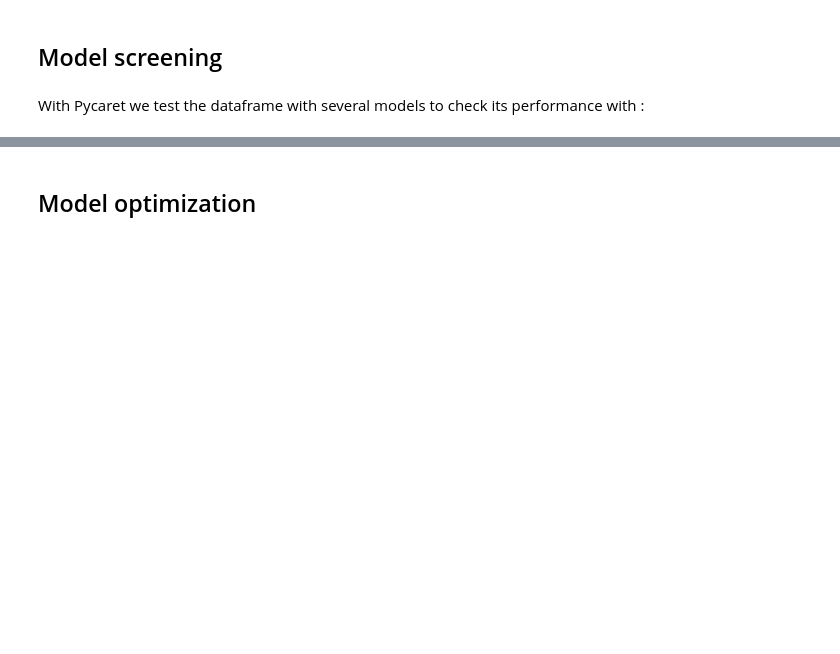
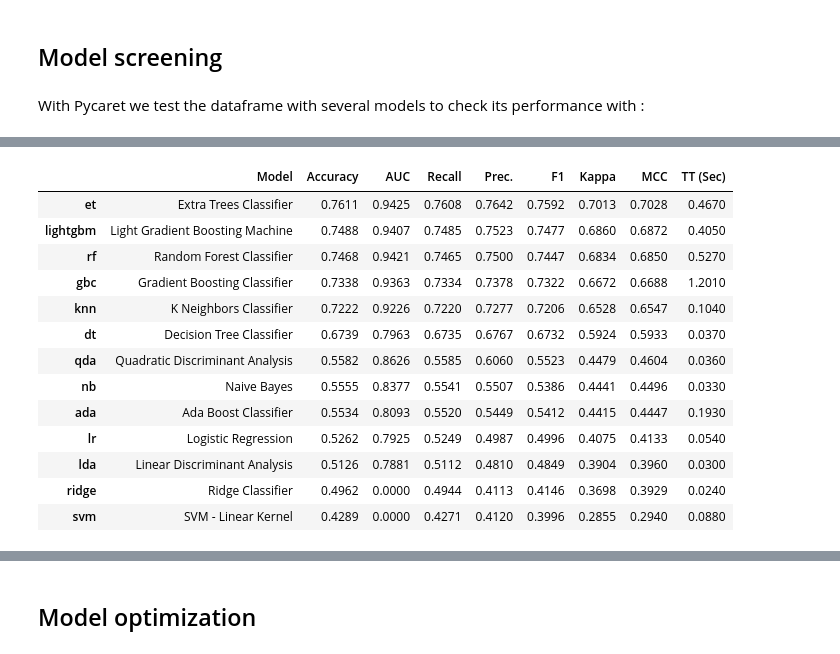
Before and after one commit to MarkusHumetus/Hackathon_Talent_Squad, a Jupyter notebook: main.ipynb, the cells around one changed output, grey strips where cells are left out. Saved outputs shown, nothing was run; the diff lists cells and outputs as text; code cells hidden in the pictures; blank space fills up the shorter version.

```diff
--- a/main.ipynb
+++ b/main.ipynb
@@ -146,0 +229,20 @@ best_model=compare_models()
+# %%
+setup(space_X_train_standard,
+          target='target'
+    )
+best_model=compare_models()
+# %% [output]
+|  | Model | Accuracy | AUC | Recall | Prec. | F1 | Kappa | MCC | TT (Sec) |
+| et | Extra Trees Classifier | 0.7611 | 0.9425 | 0.7608 | 0.7642 | 0.7592 | 0.7013 | 0.7028 | 0.4670 |
+| lightgbm | Light Gradient Boosting Machine | 0.7488 | 0.9407 | 0.7485 | 0.7523 | 0.7477 | 0.6860 | 0.6872 | 0.4050 |
+| rf | Random Forest Classifier | 0.7468 | 0.9421 | 0.7465 | 0.7500 | 0.7447 | 0.6834 | 0.6850 | 0.5270 |
+| gbc | Gradient Boosting Classifier | 0.7338 | 0.9363 | 0.7334 | 0.7378 | 0.7322 | 0.6672 | 0.6688 | 1.2010 |
+| knn | K Neighbors Classifier | 0.7222 | 0.9226 | 0.7220 | 0.7277 | 0.7206 | 0.6528 | 0.6547 | 0.1040 |
+| dt | Decision Tree Classifier | 0.6739 | 0.7963 | 0.6735 | 0.6767 | 0.6732 | 0.5924 | 0.5933 | 0.0370 |
+| qda | Quadratic Discriminant Analysis | 0.5582 | 0.8626 | 0.5585 | 0.6060 | 0.5523 | 0.4479 | 0.4604 | 0.0360 |
+| nb | Naive Bayes | 0.5555 | 0.8377 | 0.5541 | 0.5507 | 0.5386 | 0.4441 | 0.4496 | 0.0330 |
+| ada | Ada Boost Classifier | 0.5534 | 0.8093 | 0.5520 | 0.5449 | 0.5412 | 0.4415 | 0.4447 | 0.1930 |
+| lr | Logistic Regression | 0.5262 | 0.7925 | 0.5249 | 0.4987 | 0.4996 | 0.4075 | 0.4133 | 0.0540 |
+| lda | Linear Discriminant Analysis | 0.5126 | 0.7881 | 0.5112 | 0.4810 | 0.4849 | 0.3904 | 0.3960 | 0.0300 |
+| ridge | Ridge Classifier | 0.4962 | 0.0000 | 0.4944 | 0.4113 | 0.4146 | 0.3698 | 0.3929 | 0.0240 |
+| svm | SVM - Linear Kernel | 0.4289 | 0.0000 | 0.4271 | 0.4120 | 0.3996 | 0.2855 | 0.2940 | 0.0880 |
```
Also changed, not shown: parts of 47 cells of this notebook, 2 other files.
